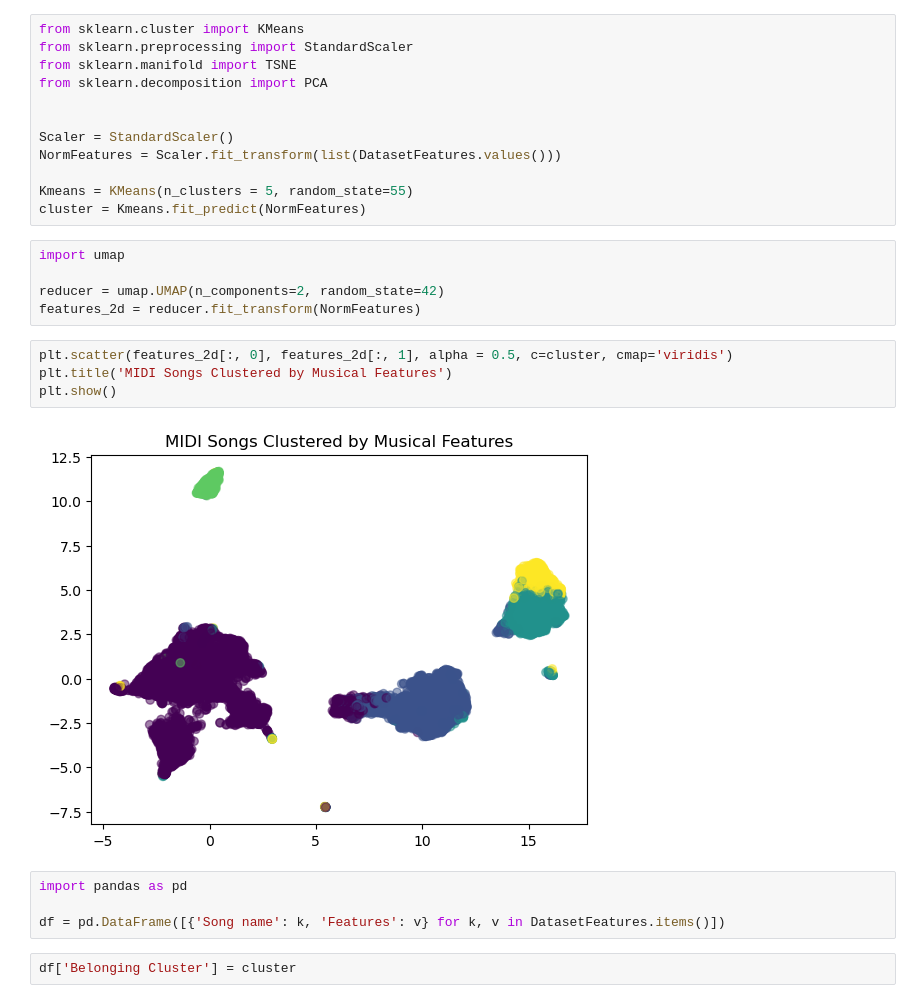
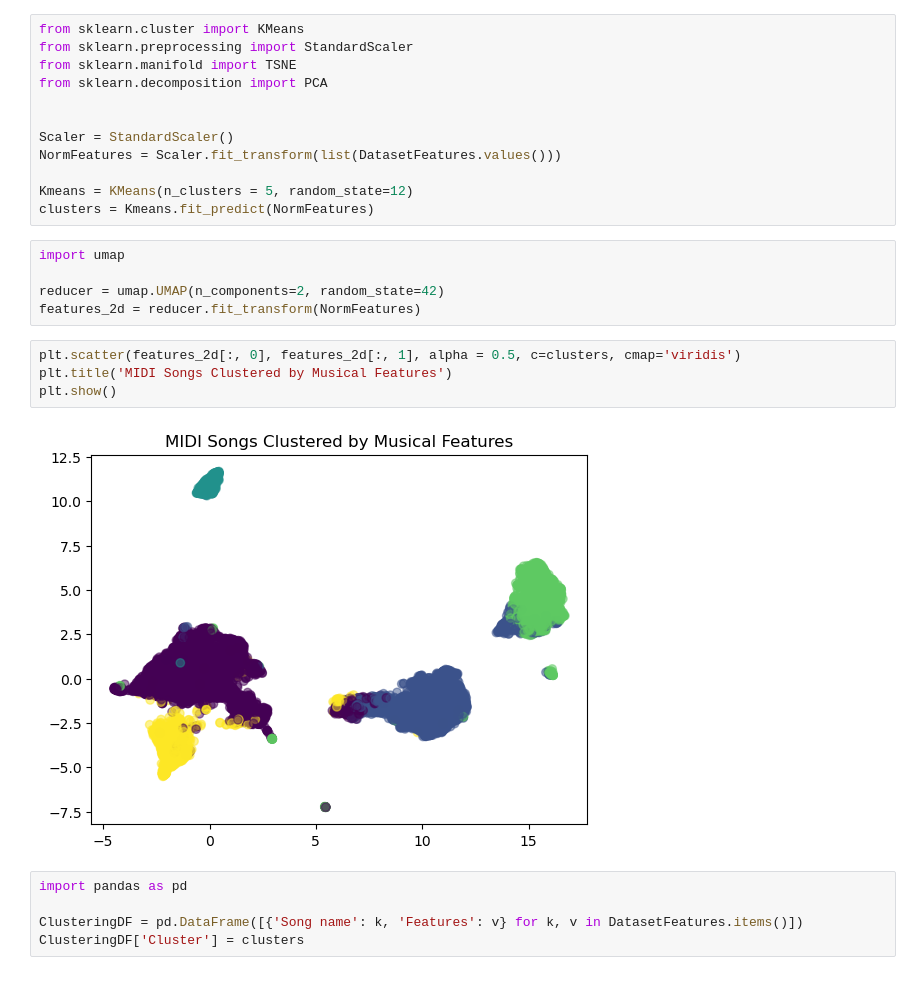
Before and after one commit to FrancescoLR02/MusicGenerator_Project, a Jupyter notebook: TestingPreprocessing.ipynb, the cells around one changed output. Cells and saved outputs as stored; diff of their text form.

```diff
--- a/TestingPreprocessing.ipynb
+++ b/TestingPreprocessing.ipynb
@@ -615,22 +615,21 @@ from sklearn.decomposition import PCA
 Scaler = StandardScaler()
 NormFeatures = Scaler.fit_transform(list(DatasetFeatures.values()))
 
-Kmeans = KMeans(n_clusters = 5, random_state=55)
-cluster = Kmeans.fit_predict(NormFeatures)
+Kmeans = KMeans(n_clusters = 5, random_state=12)
+clusters = Kmeans.fit_predict(NormFeatures)
 # %%
 import umap
 
 reducer = umap.UMAP(n_components=2, random_state=42)
 features_2d = reducer.fit_transform(NormFeatures)
 # %%
-plt.scatter(features_2d[:, 0], features_2d[:, 1], alpha = 0.5, c=cluster, cmap='viridis')
+plt.scatter(features_2d[:, 0], features_2d[:, 1], alpha = 0.5, c=clusters, cmap='viridis')
 plt.title('MIDI Songs Clustered by Musical Features')
 plt.show()
 # %% [output]
-[figure, old version]
+[figure, new version]
 # %%
 import pandas as pd
 
-df = pd.DataFrame([{'Song name': k, 'Features': v} for k, v in DatasetFeatures.items()])
+ClusteringDF = pd.DataFrame([{'Song name': k, 'Features': v} for k, v in DatasetFeatures.items()])
+ClusteringDF['Cluster'] = clusters
-# %%
-df['Belonging Cluster'] = cluster
```
Also changed, not shown: parts of 2 cells of this notebook, 3 other files.
